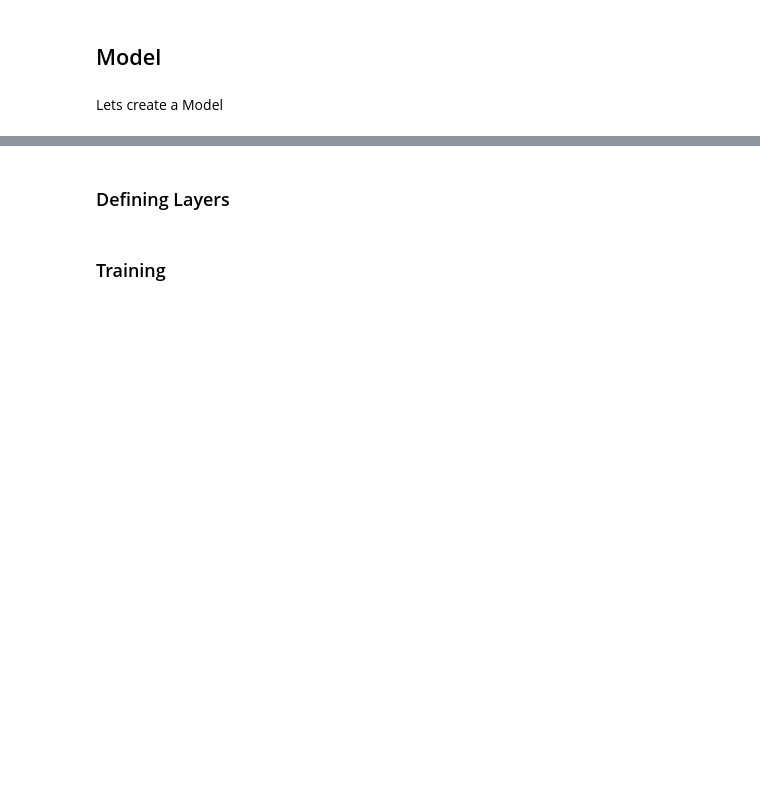
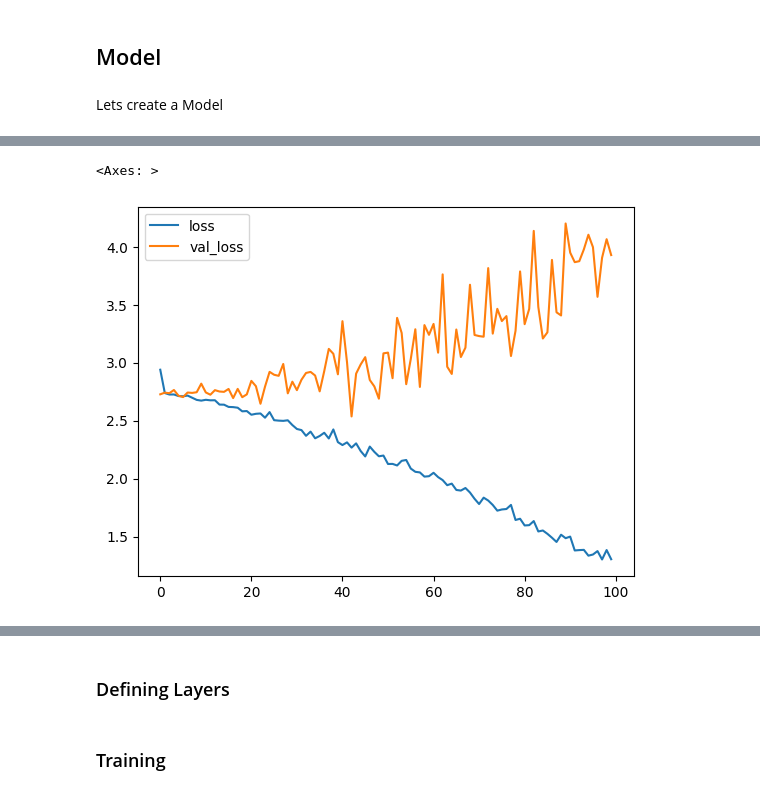
Before and after one commit to ILPATHERA/ML2_Pokemonclassifier, a Jupyter notebook: ML2_Image_Classification.ipynb, the cells around one changed output, grey strips where cells are left out. Drawn from its saved outputs; the diff is of its cells as text; code cells hidden in the pictures; blank space fills up the shorter version.

```diff
--- a/ML2_Image_Classification.ipynb
+++ b/ML2_Image_Classification.ipynb
@@ -255,0 +285,17 @@ df.head()
+# %%
+#Create new df
+pokedf=df
+
+#Create new column for the type
+pokedf['type'] = poke_type
+pokedf['code'] = code
+
+#Drop old columns and Type NaN
+pokedf = pokedf.drop(['Type1', 'Type2', 'Name'], axis=1)
+
+#Check for missing values
+missing_values = pokedf.isnull().sum()
+print(missing_values)
+#new_df = new_df[new_df['type']!='NaN']
+
+pokedf.head()
@@ -379,2 +464,0 @@ model.compile(optimizer="adam", loss="categorical_crossentropy", metrics=["accur
-# %%
-history = model.fit(X_train, y_train, epochs=10, validation_data=(X_val, y_val), batch_size=64)
@@ -428,0 +465,7 @@ Electric (0.0766)
+# %%
+class myCallback(tf.keras.callbacks.Callback):
+    def on_epoch_end(self, epoch, logs={}):
+        if (logs.get('accuracy') is not None and logs.get('val_accuracy') is not None and
+                logs.get('accuracy') > 0.7 and logs.get('val_accuracy') > 0.7):
+            print('\nErreichte eine Genauigkeit von über 70%, Training wird abgebrochen.')
+            self.model.stop_training = True
@@ -428,0 +477,11 @@ Electric (0.0766)
+# %%
+callbacks = [
+    myCallback()
+]
+
+history = model.fit(
+    train_generator,
+    epochs=epochs,
+    validation_data=validation_generator,
+    callbacks=callbacks
+)
@@ -428,0 +506,7 @@ Electric (0.0766)
+# %%
+history_frame = pd.DataFrame(history.history)
+
+history_frame.loc[:, ['loss', 'val_loss']].plot()
+# %% [output]
+<Axes: >
+[figure, added]
```
Also changed, not shown: parts of 21 cells of this notebook.
